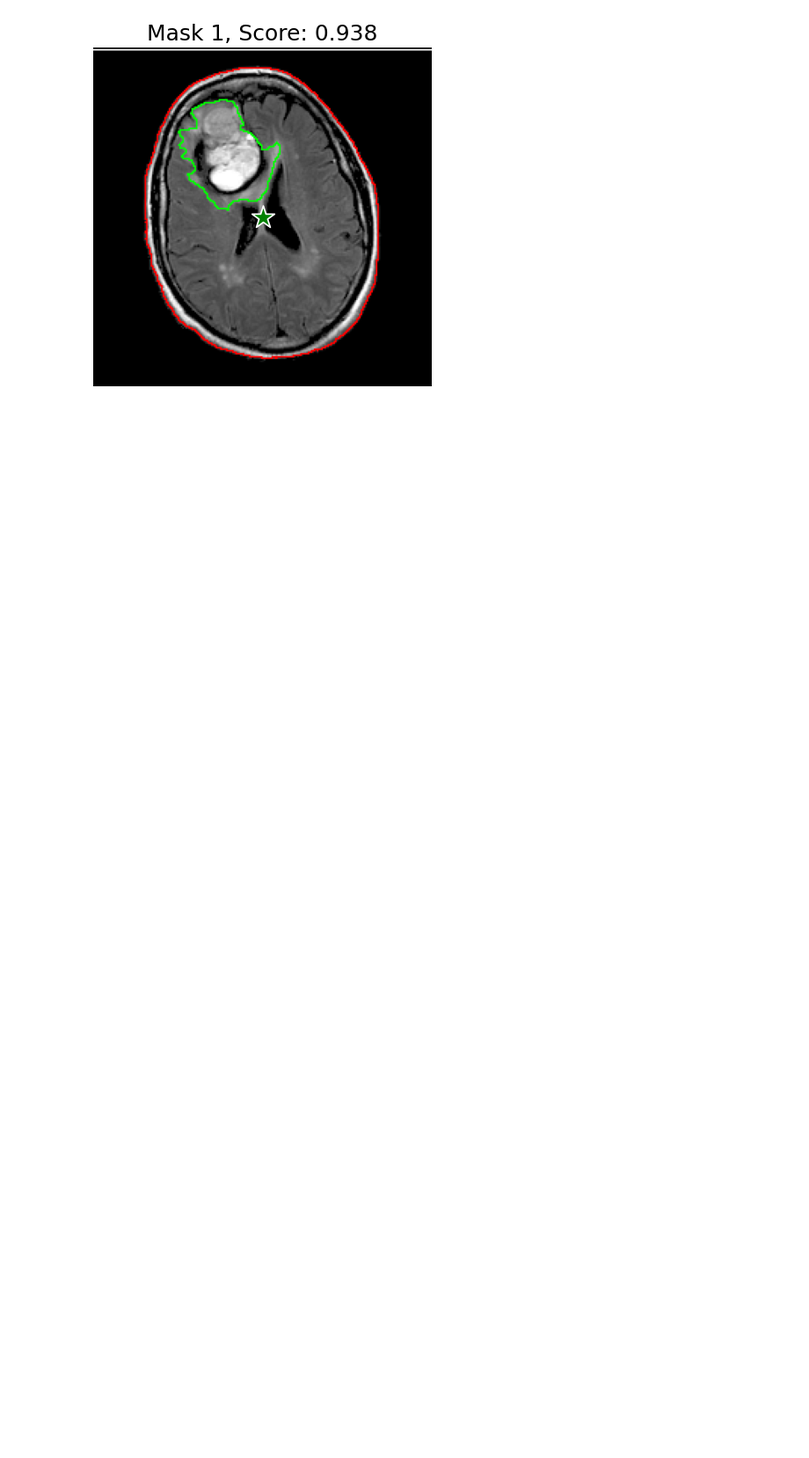
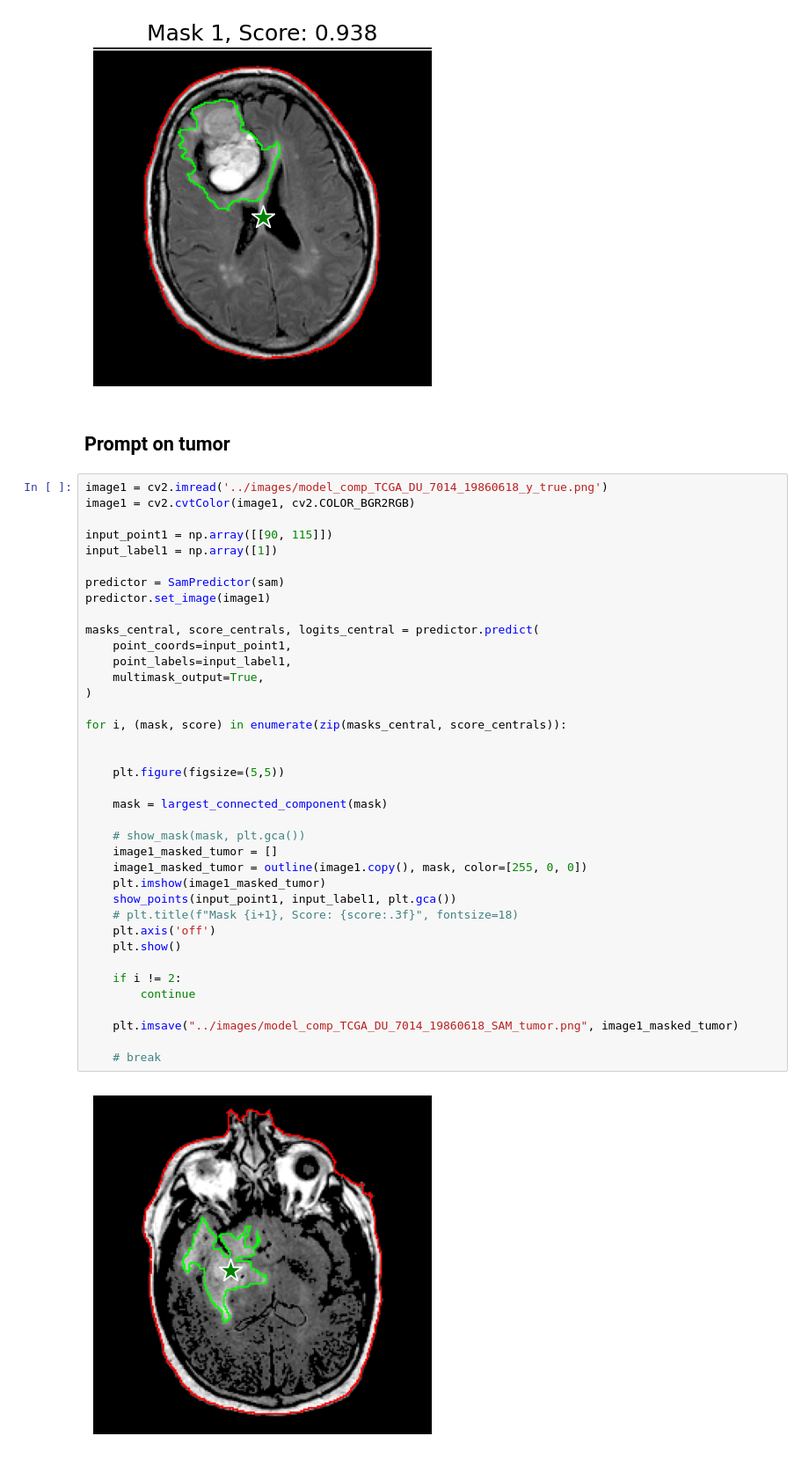
Before and after one commit to Jn-Huang/545_project_brain_segmentation, a Jupyter notebook: notebooks/save_SAM_result.ipynb, the cells around one changed output. Shown at 88% size. Drawn from its saved outputs; the diff is of its cells as text; blank space fills up the shorter version.

Commit message:
add SAM result with prompt on tumor

```diff
--- a/notebooks/save_SAM_result.ipynb
+++ b/notebooks/save_SAM_result.ipynb
@@ -90,3 +90,45 @@ for i, (mask, score) in enumerate(zip(masks_central, score_centrals)):
     break
 # %% [output]
 [figure]
+# %% [markdown]
+## Prompt on tumor
+# %%
+image1 = cv2.imread('../images/model_comp_TCGA_DU_7014_19860618_y_true.png')
+image1 = cv2.cvtColor(image1, cv2.COLOR_BGR2RGB)
+
+input_point1 = np.array([[90, 115]])
+input_label1 = np.array([1])
+
+predictor = SamPredictor(sam)
+predictor.set_image(image1)
+
+masks_central, score_centrals, logits_central = predictor.predict(
+    point_coords=input_point1,
+    point_labels=input_label1,
+    multimask_output=True,
+)
+
+for i, (mask, score) in enumerate(zip(masks_central, score_centrals)):
+
+
+    plt.figure(figsize=(5,5))
+
+    mask = largest_connected_component(mask)
+
+    # show_mask(mask, plt.gca())
+    image1_masked_tumor = []
+    image1_masked_tumor = outline(image1.copy(), mask, color=[255, 0, 0])
+    plt.imshow(image1_masked_tumor)
+    show_points(input_point1, input_label1, plt.gca())
+    # plt.title(f"Mask {i+1}, Score: {score:.3f}", fontsize=18)
+    plt.axis('off')
+    plt.show()
+
+    if i != 2:
+        continue
+
+    plt.imsave("../images/model_comp_TCGA_DU_7014_19860618_SAM_tumor.png", image1_masked_tumor)
+
+    # break
+# %% [output]
+[figure, added]
```
Also changed, not shown: parts of 3 cells of this notebook, 2 other files.
